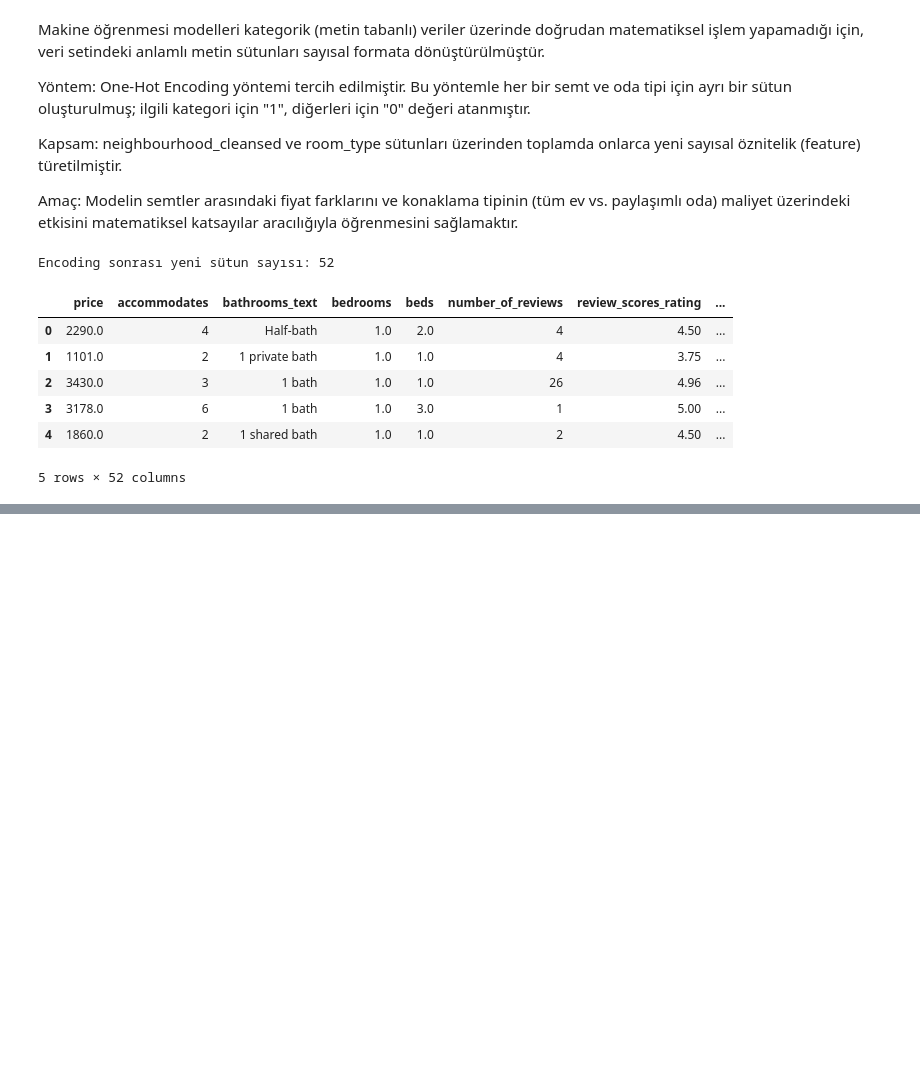
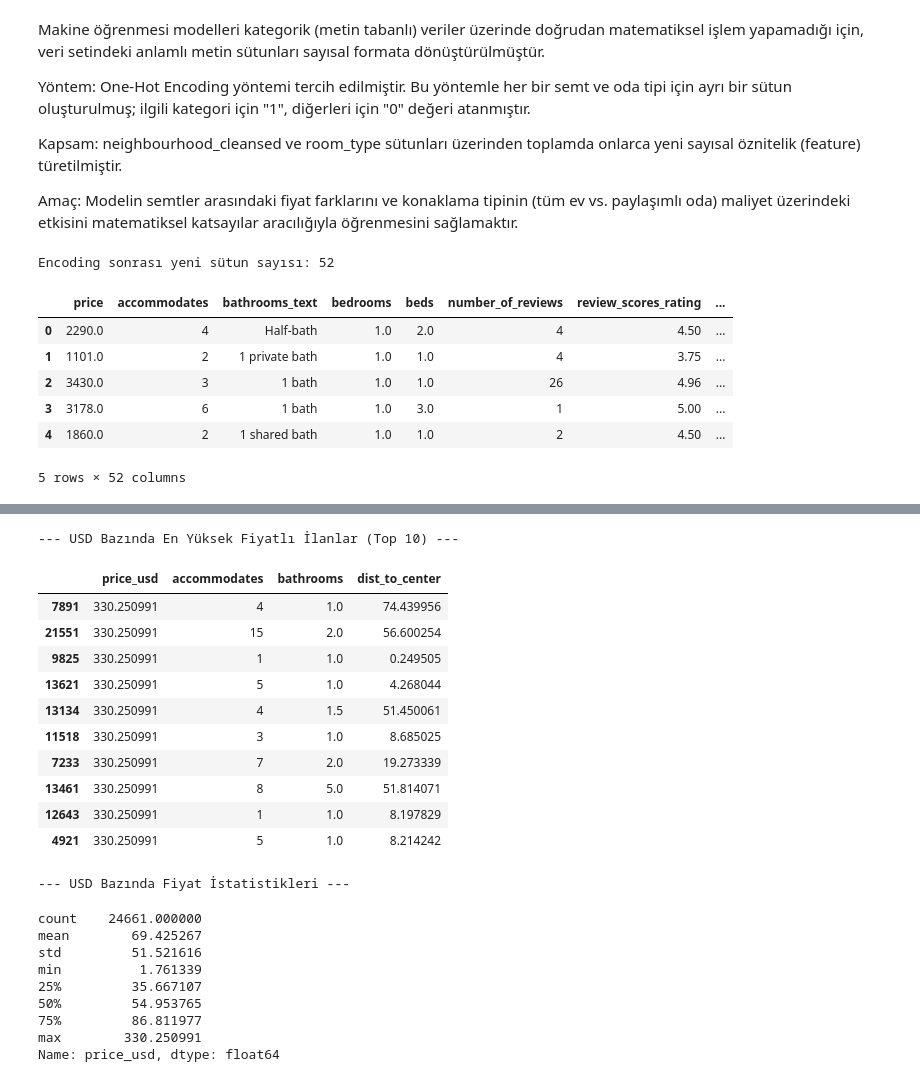
Before and after one commit to suleyolalan/AkilliSehir, a Jupyter notebook: notebooks/dataset_analys.ipynb, the cells around one changed output, grey strips where cells are left out. Saved outputs shown, nothing was run; the diff lists cells and outputs as text; code cells hidden in the pictures; blank space fills up the shorter version.

```diff
--- a/notebooks/dataset_analys.ipynb
+++ b/notebooks/dataset_analys.ipynb
@@ -153,0 +162,38 @@ Encoding sonrası yeni sütun sayısı: 52
+# %%
+# 1. Kur dönüşümü ve temizlik
+exchange_rate = 45.42
+df_final['price_usd'] = df_final['price'] / exchange_rate
+
+# 2. Gereksiz sütunları (TL fiyatı ve metin banyo bilgisi) çıkaralım
+df_model = df_final.drop(columns=['price', 'bathrooms_text'])
+
+# 3. En yüksek fiyatlı ilk 10 ilanı USD bazında görelim
+print("--- USD Bazında En Yüksek Fiyatlı İlanlar (Top 10) ---")
+display(df_model[['price_usd', 'accommodates', 'bathrooms', 'dist_to_center']].sort_values(by='price_usd', ascending=False).head(10))
+
+# 4. Genel istatistiksel özet
+print("\n--- USD Bazında Fiyat İstatistikleri ---")
+display(df_model['price_usd'].describe())
+# %% [output]
+--- USD Bazında En Yüksek Fiyatlı İlanlar (Top 10) ---
+|  | price_usd | accommodates | bathrooms | dist_to_center |
+| 7891 | 330.250991 | 4 | 1.0 | 74.439956 |
+| 21551 | 330.250991 | 15 | 2.0 | 56.600254 |
+| 9825 | 330.250991 | 1 | 1.0 | 0.249505 |
+| 13621 | 330.250991 | 5 | 1.0 | 4.268044 |
+| 13134 | 330.250991 | 4 | 1.5 | 51.450061 |
+| 11518 | 330.250991 | 3 | 1.0 | 8.685025 |
+| 7233 | 330.250991 | 7 | 2.0 | 19.273339 |
+| 13461 | 330.250991 | 8 | 5.0 | 51.814071 |
+| 12643 | 330.250991 | 1 | 1.0 | 8.197829 |
+| 4921 | 330.250991 | 5 | 1.0 | 8.214242 |
+--- USD Bazında Fiyat İstatistikleri ---
+count    24661.000000
+mean        69.425267
+std         51.521616
+min          1.761339
+25%         35.667107
+50%         54.953765
+75%         86.811977
+max        330.250991
+Name: price_usd, dtype: float64
```
Also changed, not shown: parts of 15 cells of this notebook.
